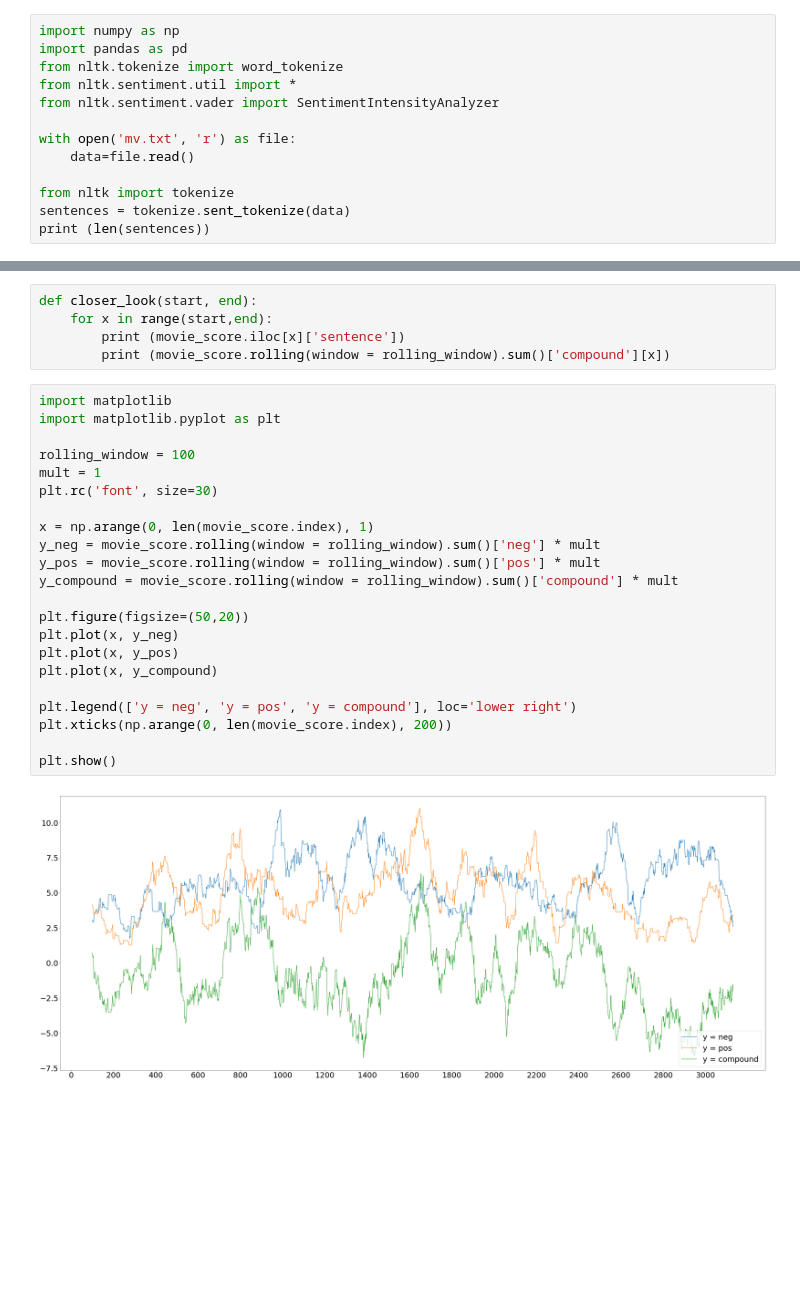
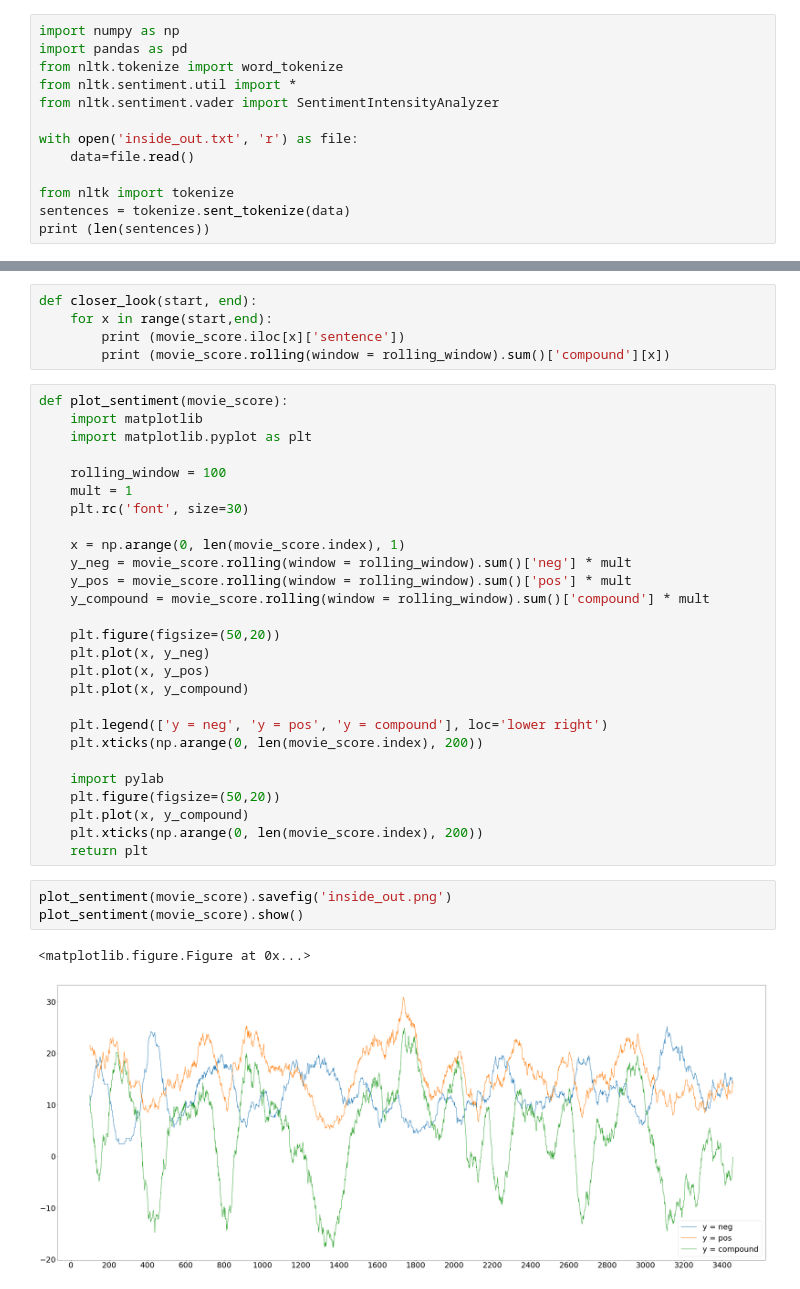
Before and after one commit to mchlhess/script_analysis, a Jupyter notebook: Movie Sentiment Analysis.ipynb, the cells around one changed output, grey strips where cells are left out. Saved outputs shown, nothing was run; the diff lists cells and outputs as text; blank space fills up the shorter version.

Commit message:
Added plot function

```diff
--- a/Movie Sentiment Analysis.ipynb
+++ b/Movie Sentiment Analysis.ipynb
@@ -5,7 +5,7 @@ from nltk.tokenize import word_tokenize
 from nltk.sentiment.util import *
 from nltk.sentiment.vader import SentimentIntensityAnalyzer
 
-with open('mv.txt', 'r') as file:
+with open('inside_out.txt', 'r') as file:
     data=file.read()
 
 from nltk import tokenize
@@ -28,26 +28,35 @@ def closer_look(start, end):
         print (movie_score.iloc[x]['sentence'])
         print (movie_score.rolling(window = rolling_window).sum()['compound'][x])
 # %%
-import matplotlib
-import matplotlib.pyplot as plt
+def plot_sentiment(movie_score):
+    import matplotlib
+    import matplotlib.pyplot as plt
 
-rolling_window = 100
-mult = 1
-plt.rc('font', size=30)
+    rolling_window = 100
+    mult = 1
+    plt.rc('font', size=30)
 
-x = np.arange(0, len(movie_score.index), 1)
-y_neg = movie_score.rolling(window = rolling_window).sum()['neg'] * mult
-y_pos = movie_score.rolling(window = rolling_window).sum()['pos'] * mult
-y_compound = movie_score.rolling(window = rolling_window).sum()['compound'] * mult
+    x = np.arange(0, len(movie_score.index), 1)
+    y_neg = movie_score.rolling(window = rolling_window).sum()['neg'] * mult
+    y_pos = movie_score.rolling(window = rolling_window).sum()['pos'] * mult
+    y_compound = movie_score.rolling(window = rolling_window).sum()['compound'] * mult
 
-plt.figure(figsize=(50,20))
-plt.plot(x, y_neg)
-plt.plot(x, y_pos)
-plt.plot(x, y_compound)
+    plt.figure(figsize=(50,20))
+    plt.plot(x, y_neg)
+    plt.plot(x, y_pos)
+    plt.plot(x, y_compound)
 
-plt.legend(['y = neg', 'y = pos', 'y = compound'], loc='lower right')
-plt.xticks(np.arange(0, len(movie_score.index), 200))
+    plt.legend(['y = neg', 'y = pos', 'y = compound'], loc='lower right')
+    plt.xticks(np.arange(0, len(movie_score.index), 200))
 
-plt.show()
+    import pylab
+    plt.figure(figsize=(50,20))
+    plt.plot(x, y_compound)
+    plt.xticks(np.arange(0, len(movie_score.index), 200))
+    return plt
-# %% [output]
-[figure, removed]
+# %%
+plot_sentiment(movie_score).savefig('inside_out.png')
+plot_sentiment(movie_score).show()
+# %% [output]
+<matplotlib.figure.Figure at 0x...>
+[figure, added]
```
Also changed, not shown: parts of 2 cells of this notebook.
